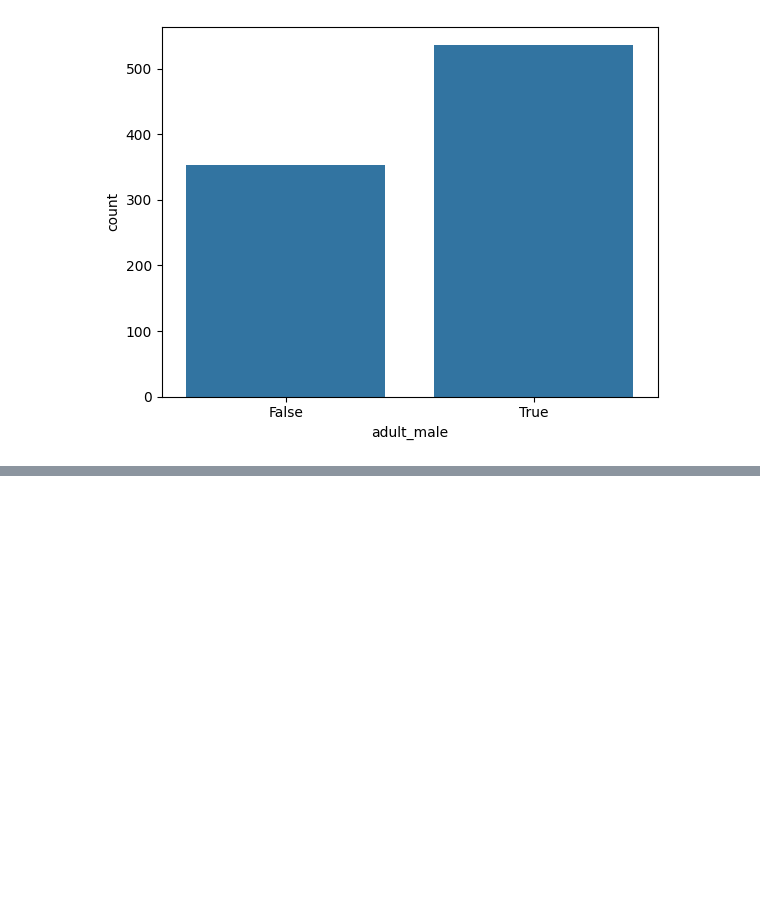
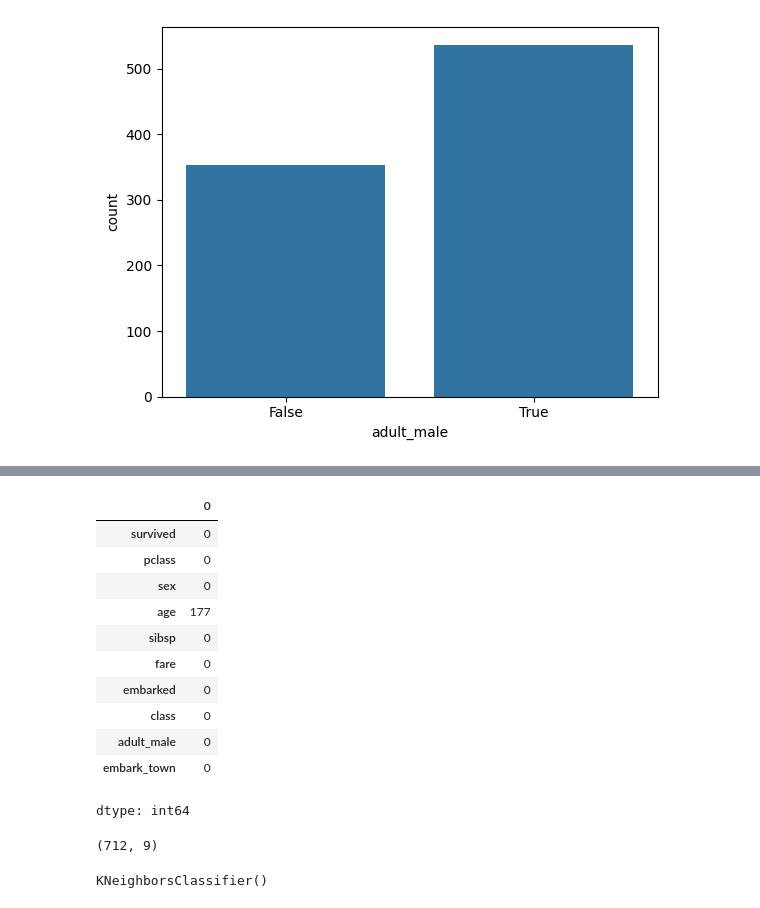
Before and after one commit to MANI-WEBDEVE/Learn_AI, a Jupyter notebook: machine_learning/KNN/knn_algo.ipynb, the cells around one changed output, grey strips where cells are left out. Cells and saved outputs as stored; diff of their text form; code cells hidden in the pictures; blank space fills up the shorter version.

```diff
--- a/machine_learning/KNN/knn_algo.ipynb
+++ b/machine_learning/KNN/knn_algo.ipynb
@@ -78,0 +121,15 @@ sns.countplot(data=df,x="adult_male")
+# %%
+df.isnull().sum()
+# %% [output]
+|  | 0 |
+| survived | 0 |
+| pclass | 0 |
+| sex | 0 |
+| age | 177 |
+| sibsp | 0 |
+| fare | 0 |
+| embarked | 0 |
+| class | 0 |
+| adult_male | 0 |
+| embark_town | 0 |
+dtype: int64
@@ -78,0 +145,9 @@ sns.countplot(data=df,x="adult_male")
+# %%
+X_train.shape
+# %% [output]
+(712, 9)
+# %%
+knn_model=KNeighborsClassifier(n_neighbors=5)
+knn_model.fit(X_train,y_train)
+# %% [output]
+KNeighborsClassifier()
```
Also changed, not shown: parts of 18 cells of this notebook.
